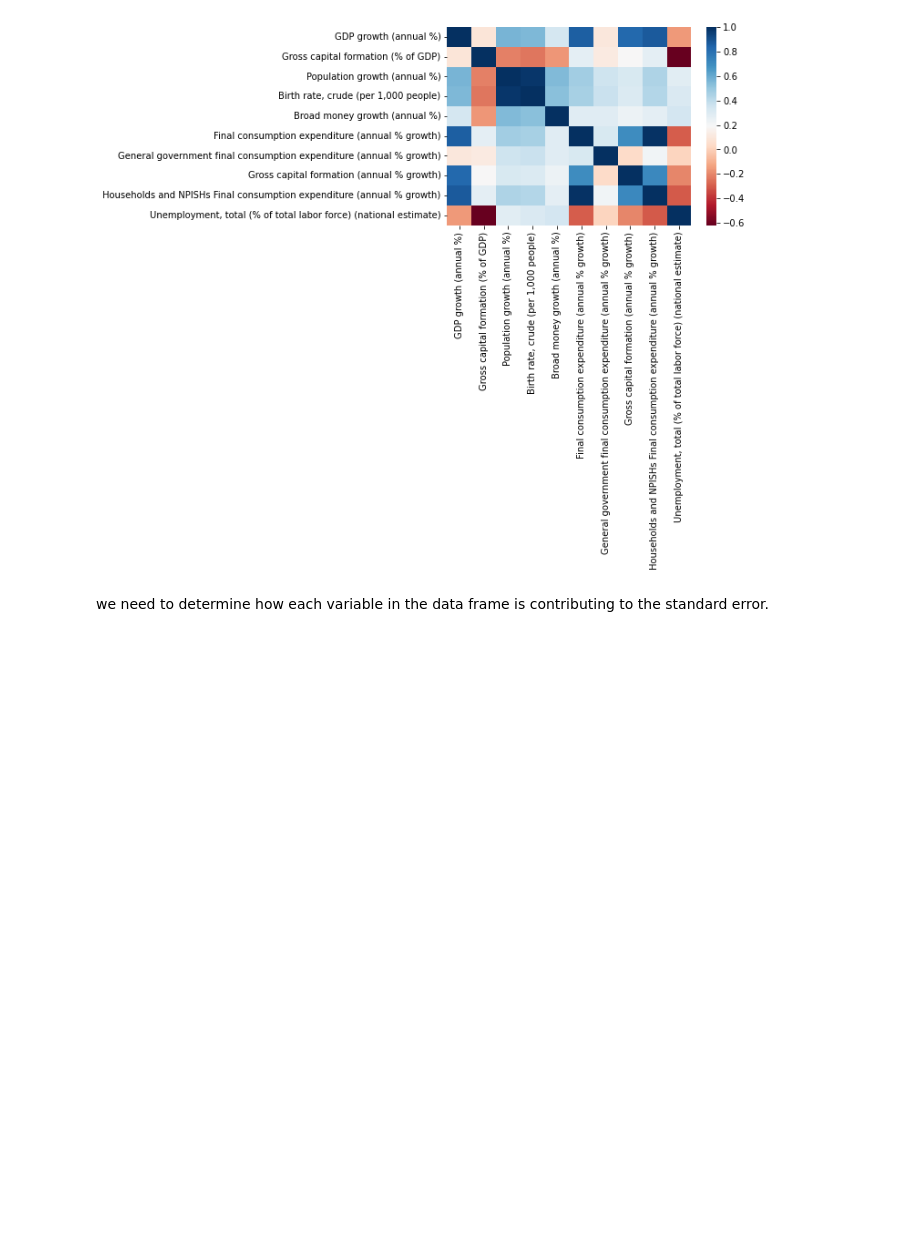
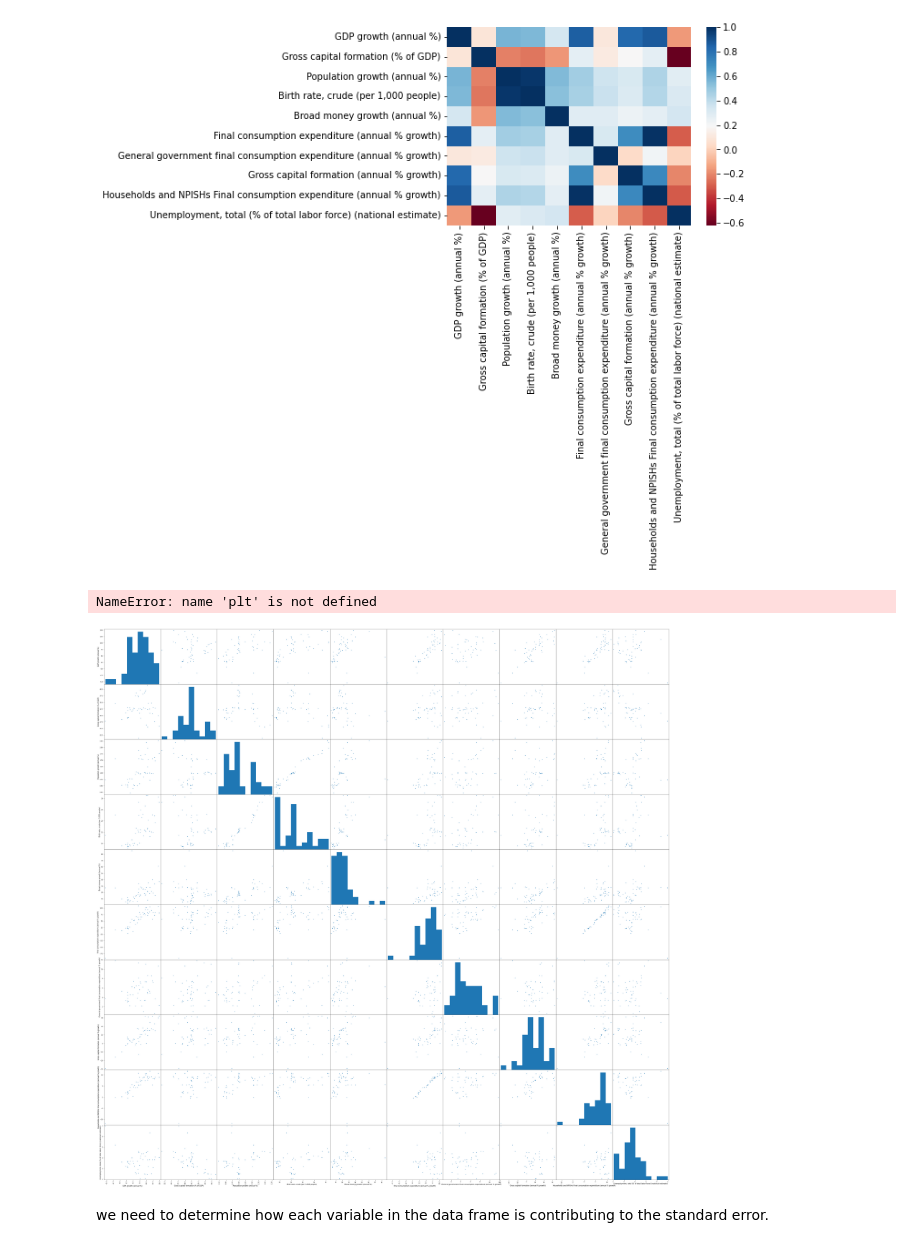
Before and after one commit to Ndaruga/Multiple-Linear-regression, a Jupyter notebook: multiple_linear_regression.ipynb, the cells around one changed output. Cells and saved outputs as stored; diff of their text form; code cells hidden in the pictures; blank space fills up the shorter version.

```diff
--- a/multiple_linear_regression.ipynb
+++ b/multiple_linear_regression.ipynb
@@ -109,6 +109,12 @@ display(heatmp)
 | Unemployment, total (% of total l... | -0.160783 | -0.618524 | 0.279486 | 0.313783 | ... |
 <AxesSubplot:>
 [figure]
+# %%
+pd.plotting.scatter_matrix(korea_df, alpha = 1, figsize = (60,60))
+plt.show()
+# %% [output]
+NameError: name 'plt' is not defined
+[figure, added]
 # %% [markdown]
 we need to determine how each variable in the data frame is contributing to the standard error.
 # %% [markdown]
```
Also changed, not shown: parts of 13 cells of this notebook.
